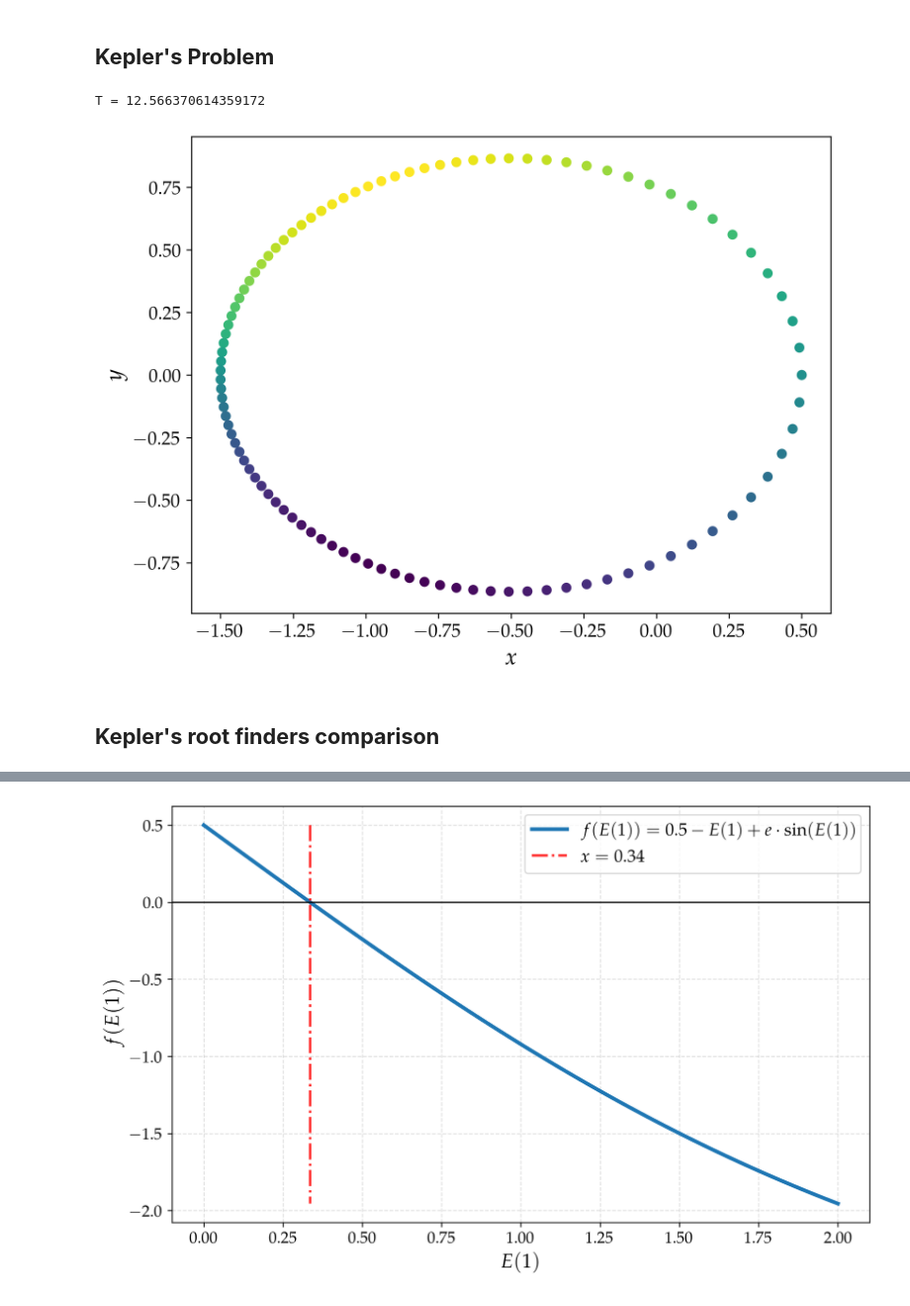
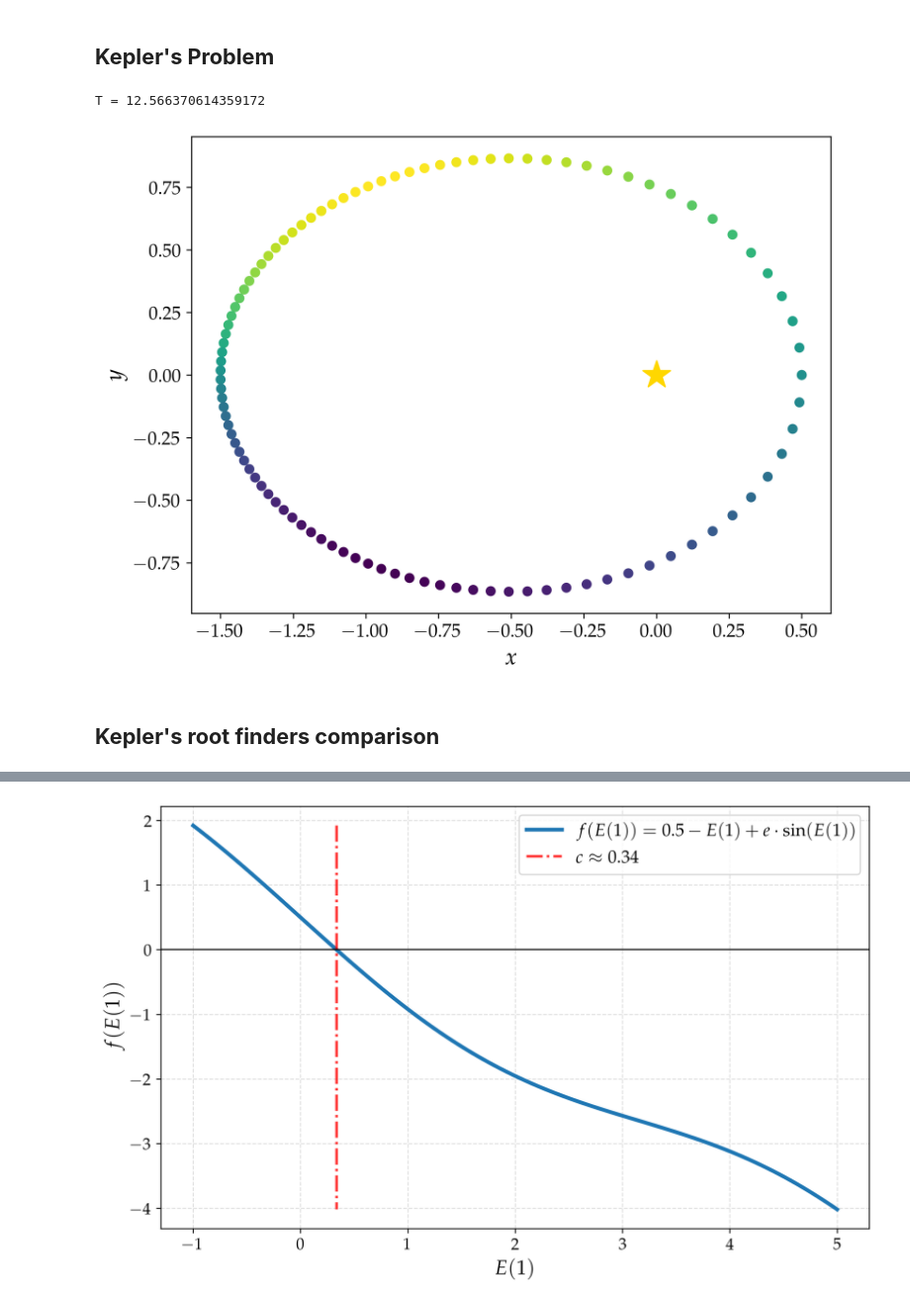
Before and after one commit to mvolpato-unimib/Lab_comp, a Jupyter notebook: ex12/bisection.ipynb, the cells around one changed output, grey strips where cells are left out. Shown at 99% size. Drawn from its saved outputs; the diff is of its cells as text; code cells hidden in the pictures.

```diff
--- a/ex12/bisection.ipynb
+++ b/ex12/bisection.ipynb
@@ -168,6 +168,7 @@ plt.figure()
 colors = np.sin(t_span/2.0)
 
 plt.scatter(x_ts, y_ts, c = colors, cmap='viridis')
+plt.scatter(0, 0, marker='*', s=400, color="gold")
 plt.xlabel('$x$')
 plt.ylabel('$y$');
 
@@ -175,13 +176,13 @@ plt.savefig('plots/color_orbit.png')
 plt.show()
 # %% [output]
 T = 12.566370614359172
-[figure, old version]
+[figure, new version]
 # %% [markdown]
 ## **Kepler's root finders comparison**
 # %%
 func = lambda E_1: 0.5 - E_1 - e * np.sin(E_1)
 
-start, end = (0, 2)
+start, end = (-1, 5)
 xcoo = np.linspace(start, end, 100)
 ycoo = func(xcoo)
 
@@ -202,7 +203,7 @@ print('\ndiff =', diff)
 
 plt.figure(figsize=(10, 6))
 plt.plot(xcoo, ycoo, label=r'$f(E(1)) = 0.5 - E(1) + e \cdot \text{sin}(E(1))$', lw=3)
-plt.vlines(c_optim, max(ycoo), min(ycoo), ls='-.', lw=2, color='red', alpha=0.8, label=rf'$x = {c_optim:.2f}$')
+plt.vlines(c_optim, max(ycoo), min(ycoo), ls='-.', lw=2, color='red', alpha=0.8, label=rf'$c \approx {c_optim:.2f}$')
 
 plt.xlabel(r'$E(1)$')
 plt.ylabel(r'$f(E(1))$')
@@ -225,4 +226,4 @@ diff = 3.6759182919787747e-09
-[figure, old version]
+[figure, new version]
 # %%
 def plot_bisec(f, a, b, optim=True, tol=1e-8, MaxIter=500):
     fa, fb = f(a), f(b)
```
Also changed, not shown: parts of 3 cells of this notebook, 5 other files.
